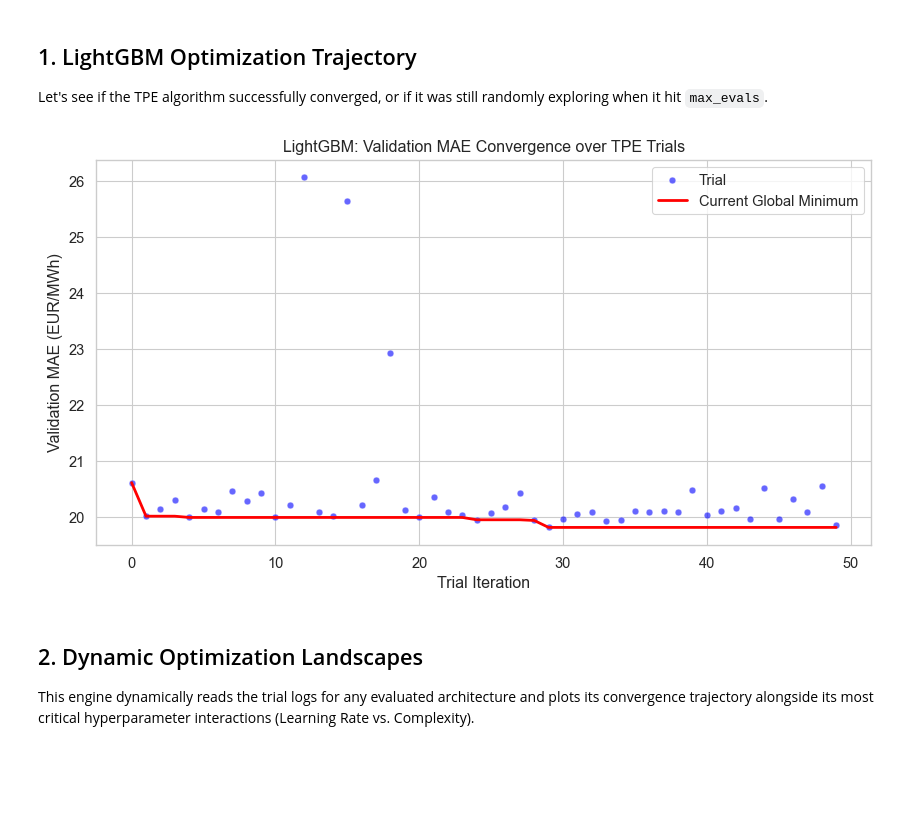
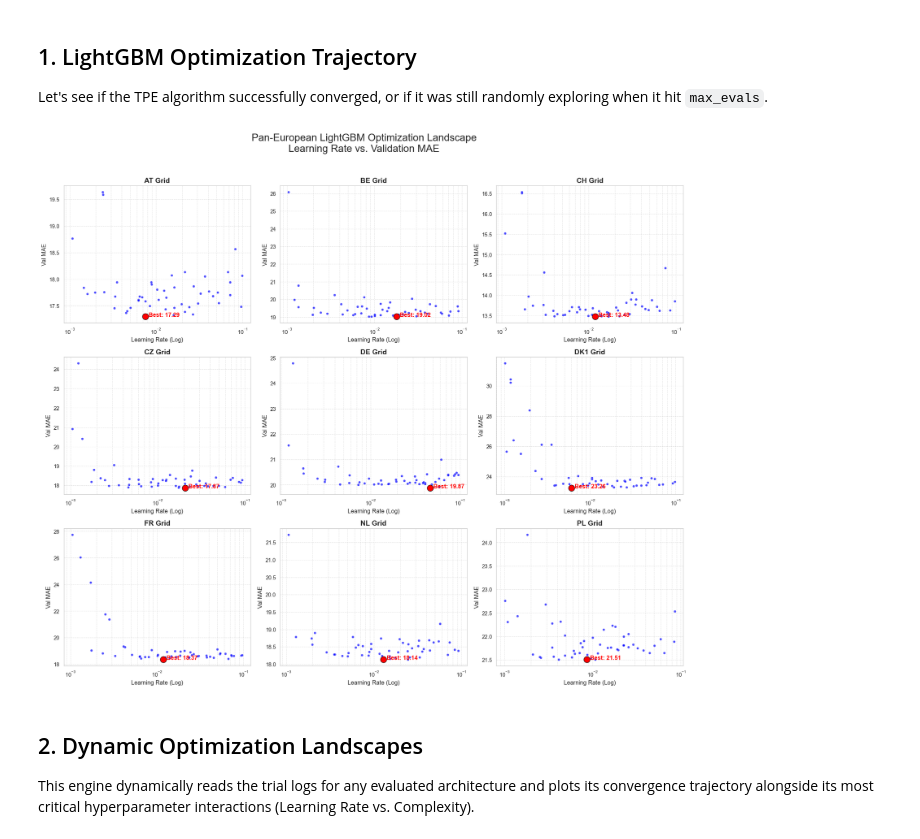
Before and after one commit to mathieucbd/incommodities-case-crunch-2026, a Jupyter notebook: notebooks/03_optimization_landscape.ipynb, the cells around one changed output. Drawn from its saved outputs; the diff is of its cells as text; code cells hidden in the pictures; blank space fills up the shorter version.

```diff
--- a/notebooks/03_optimization_landscape.ipynb
+++ b/notebooks/03_optimization_landscape.ipynb
@@ -59,24 +60,50 @@ TRIALS_DIR = '../data/outputs/trials/'
 ## 1. LightGBM Optimization Trajectory
 Let's see if the TPE algorithm successfully converged, or if it was still randomly exploring when it hit `max_evals`.
 # %%
-lgb_df = parse_trials(os.path.join(TRIALS_DIR, 'lgb_trials.pkl'), CHOICE_MAPPINGS)
+fig, axes = plt.subplots(3, 3, figsize=(18, 15))
+fig.suptitle('Pan-European LightGBM Optimization Landscape\nLearning Rate vs. Validation MAE', fontsize=20, y=1.02)
 
-if not lgb_df.empty:
-    # 1. Convergence Plot
-    plt.figure(figsize=(10, 5))
-    sns.scatterplot(data=lgb_df, x='iteration', y='val_mae', color='blue', alpha=0.6, label='Trial')
+for ax, zone in zip(axes.flatten(), TARGET_ZONES):
+    ckpt_path_lgb = trials_dir / zone / 'lgb_trials.pkl'
 
-    # Plot a rolling minimum line to show the "best so far"
-    lgb_df['best_so_far'] = lgb_df['val_mae'].cummin()
-    sns.lineplot(data=lgb_df, x='iteration', y='best_so_far', color='red', linewidth=2, label='Current Global Minimum')
+    if ckpt_path_lgb.exists():
+        with open(ckpt_path_lgb, 'rb') as f:
+            lgb_trials = pickle.load(f)
 
-    plt.title('LightGBM: Validation MAE Convergence over TPE Trials')
-    plt.ylabel('Validation MAE (EUR/MWh)')
-    plt.xlabel('Trial Iteration')
-    plt.legend()
-    plt.show()
+        lgb_results = []
+        for trial in lgb_trials.trials:
+            if trial['result']['status'] == 'ok':
+                vals = trial['misc']['vals']
+                loss = trial['result']['loss']
+
+                lr = vals.get('lgb_lr', [None])[0]
+                if lr is not None:
+                    lgb_results.append({'learning_rate': lr, 'loss': loss})
+
+        if lgb_results:
+            lgb_df = pd.DataFrame(lgb_results)
+
+            sns.scatterplot(data=lgb_df, x='learning_rate', y='loss', alpha=0.7, color='blue', ax=ax)
+            ax.set_xscale('log')
+            ax.set_title(f'{zone} Grid', fontsize=14, fontweight='bold')
+            ax.set_xlabel('Learning Rate (Log)')
+            ax.set_ylabel('Val MAE')
+            ax.grid(True, which="both", ls="--", alpha=0.5)
+
+            # Highlight minimum
+            min_row = lgb_df.loc[lgb_df['loss'].idxmin()]
+            ax.scatter(min_row['learning_rate'], min_row['loss'], color='red', s=150, edgecolor='black', zorder=5)
+            ax.text(min_row['learning_rate'], min_row['loss'], f"  Best: {min_row['loss']:.2f}", color='red', fontweight='bold')
+        else:
+            ax.set_title(f'{zone} (Empty Trials)')
+    else:
+        ax.set_title(f'{zone} (No Checkpoint Found)')
+        ax.axis('off')
+
+plt.tight_layout()
+plt.show()
 # %% [output]
-[figure, old version]
+[figure, new version]
 # %% [markdown]
 ## 2. Dynamic Optimization Landscapes
 This engine dynamically reads the trial logs for any evaluated architecture and plots its convergence trajectory alongside its most critical hyperparameter interactions (Learning Rate vs. Complexity).
```
Also changed, not shown: parts of 3 cells of this notebook, 6 other files.
